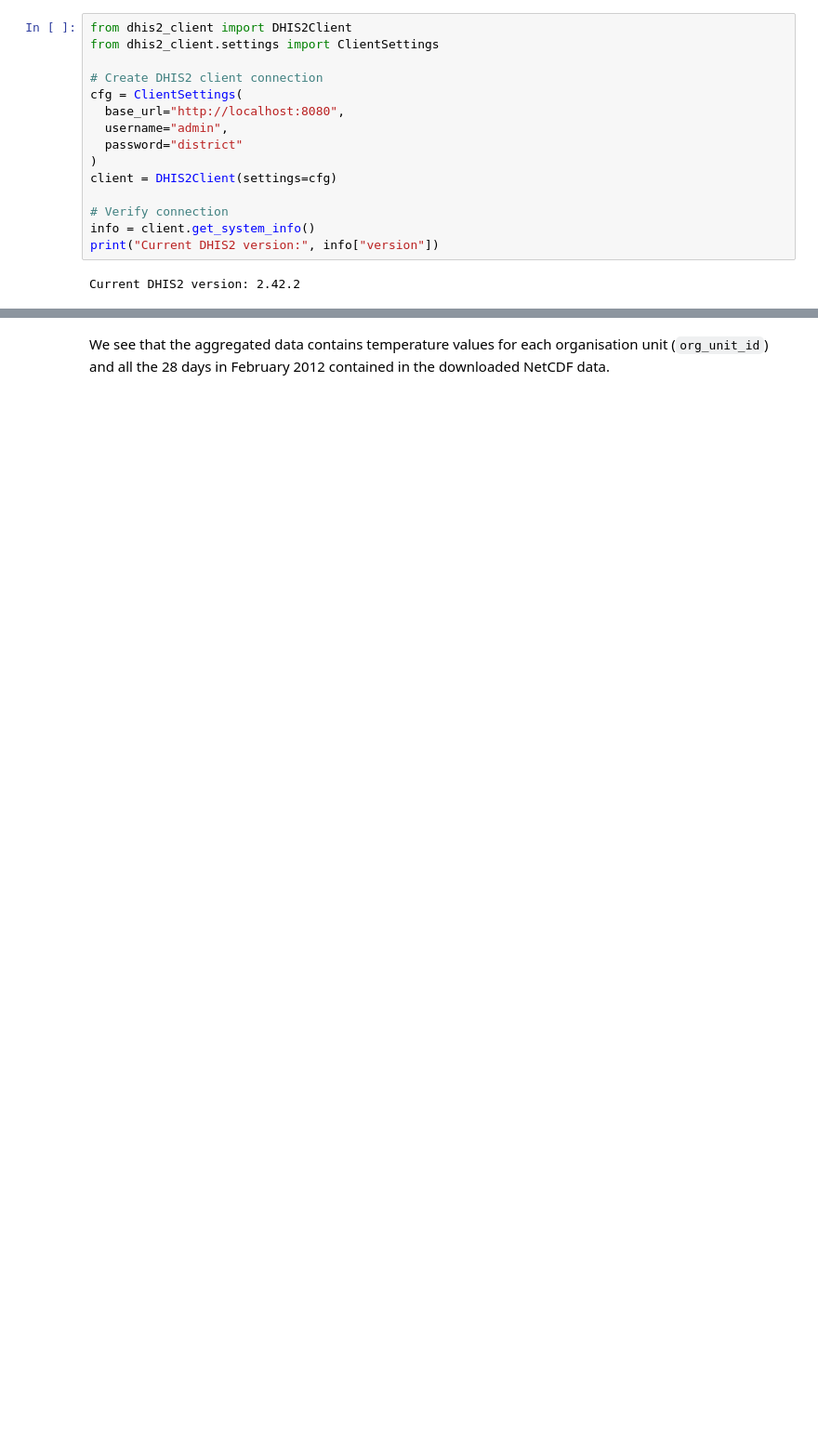
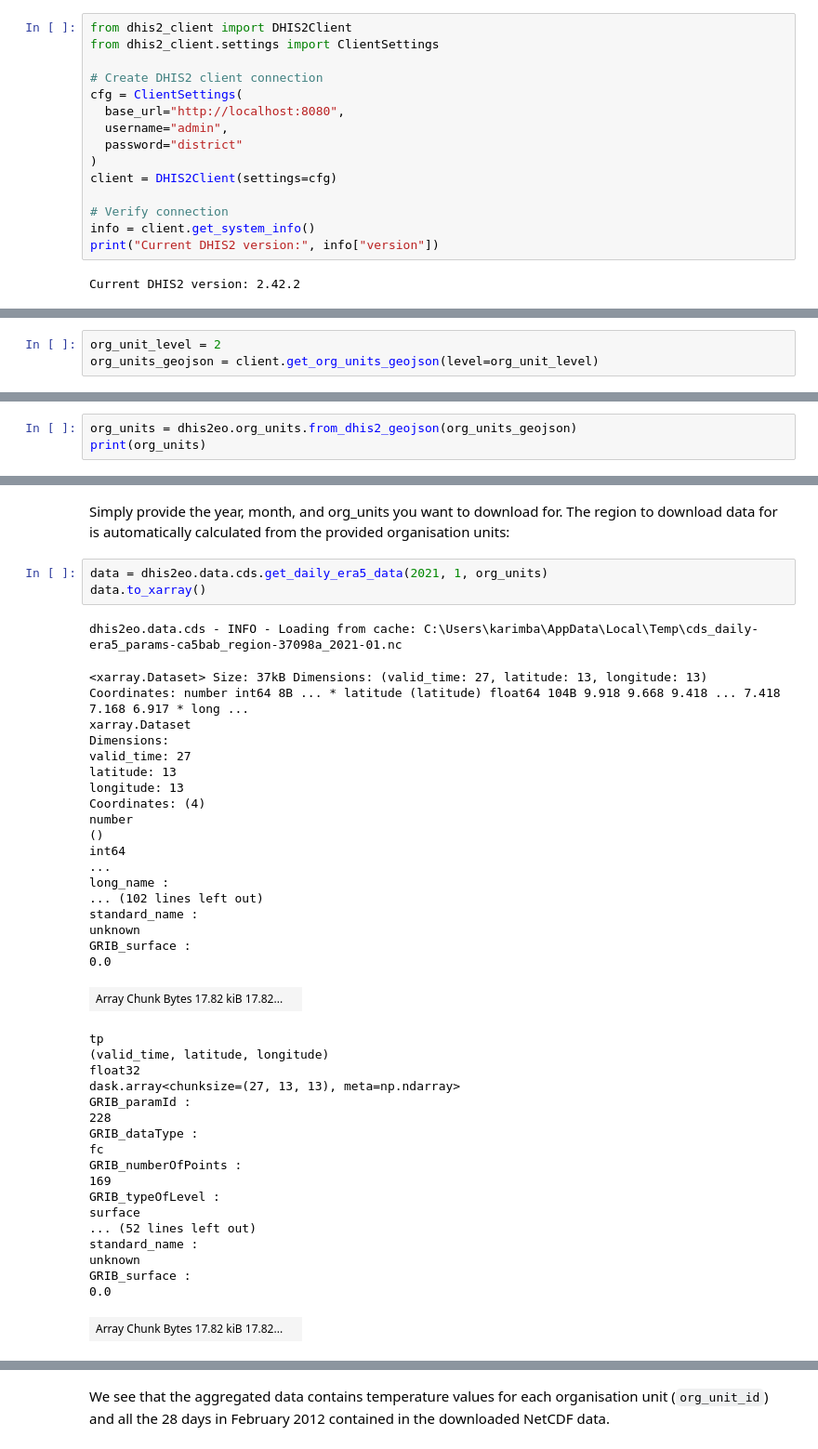
Before and after one commit to dhis2/climate-tools, a Jupyter notebook: docs/examples/automated-cds-import.ipynb, the cells around one changed output, grey strips where cells are left out. Shown at 93% size. Saved outputs shown, nothing was run; the diff lists cells and outputs as text; blank space fills up the shorter version.

```diff
--- a/docs/examples/automated-cds-import.ipynb
+++ b/docs/examples/automated-cds-import.ipynb
@@ -335,0 +196,3 @@ print(agg)
+# %%
+org_unit_level = 2
+org_units_geojson = client.get_org_units_geojson(level=org_unit_level)
@@ -335,0 +201,3 @@ print(agg)
+# %%
+org_units = dhis2eo.org_units.from_dhis2_geojson(org_units_geojson)
+print(org_units)
@@ -335,0 +226,43 @@ print(agg)
+# %% [markdown]
+Simply provide the year, month, and org_units you want to download for. The region to download data for is automatically calculated from the provided organisation units:
+# %%
+data = dhis2eo.data.cds.get_daily_era5_data(2021, 1, org_units)
+data.to_xarray()
+# %% [output]
+dhis2eo.data.cds - INFO - Loading from cache: C:\Users\karimba\AppData\Local\Temp\cds_daily-era5_params-ca5bab_region-37098a_2021-01.nc
+<xarray.Dataset> Size: 37kB Dimensions: (valid_time: 27, latitude: 13, longitude: 13) Coordinates: number int64 8B ... * latitude (latitude) float64 104B 9.918 9.668 9.418 ... 7.418 7.168 6.917 * long ...
+xarray.Dataset
+Dimensions:
+valid_time: 27
+latitude: 13
+longitude: 13
+Coordinates: (4)
+number
+()
+int64
+...
+long_name :
+... (102 lines left out)
+standard_name :
+unknown
+GRIB_surface :
+0.0
+| Array Chunk Bytes 17.82 kiB 17.82... |  |
+tp
+(valid_time, latitude, longitude)
+float32
+dask.array<chunksize=(27, 13, 13), meta=np.ndarray>
+GRIB_paramId :
+228
+GRIB_dataType :
+fc
+GRIB_numberOfPoints :
+169
+GRIB_typeOfLevel :
+surface
+... (52 lines left out)
+standard_name :
+unknown
+GRIB_surface :
+0.0
+| Array Chunk Bytes 17.82 kiB 17.82... |  |
```
Also changed, not shown: parts of 64 cells of this notebook, 5 other files.
